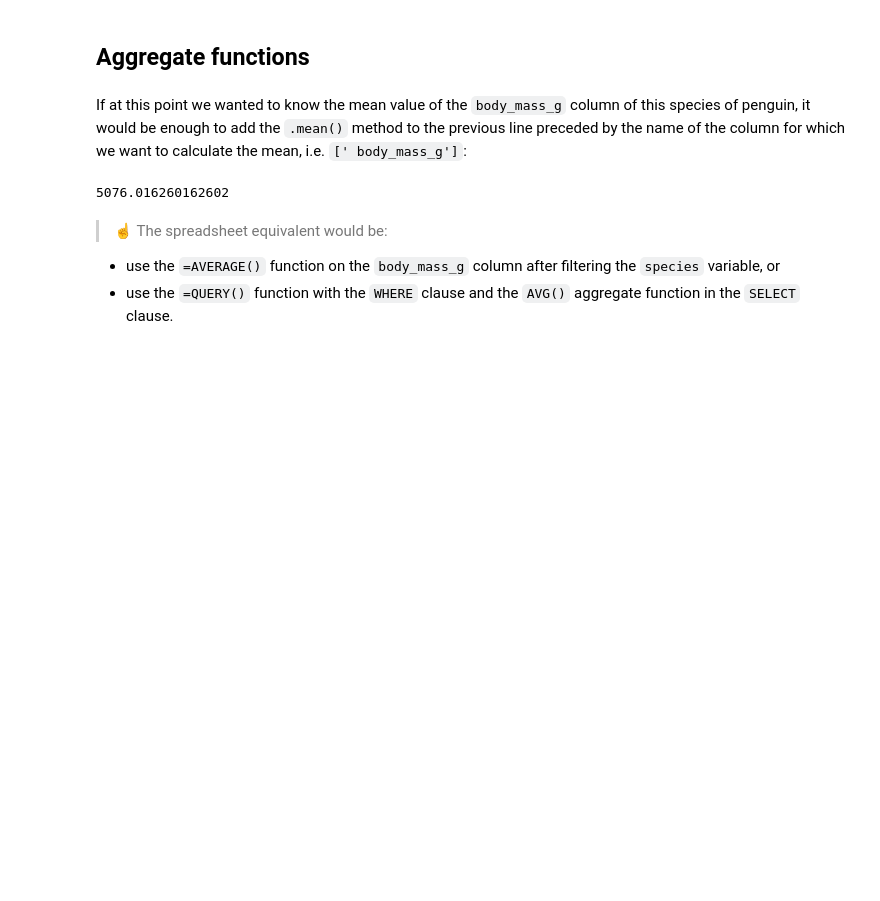
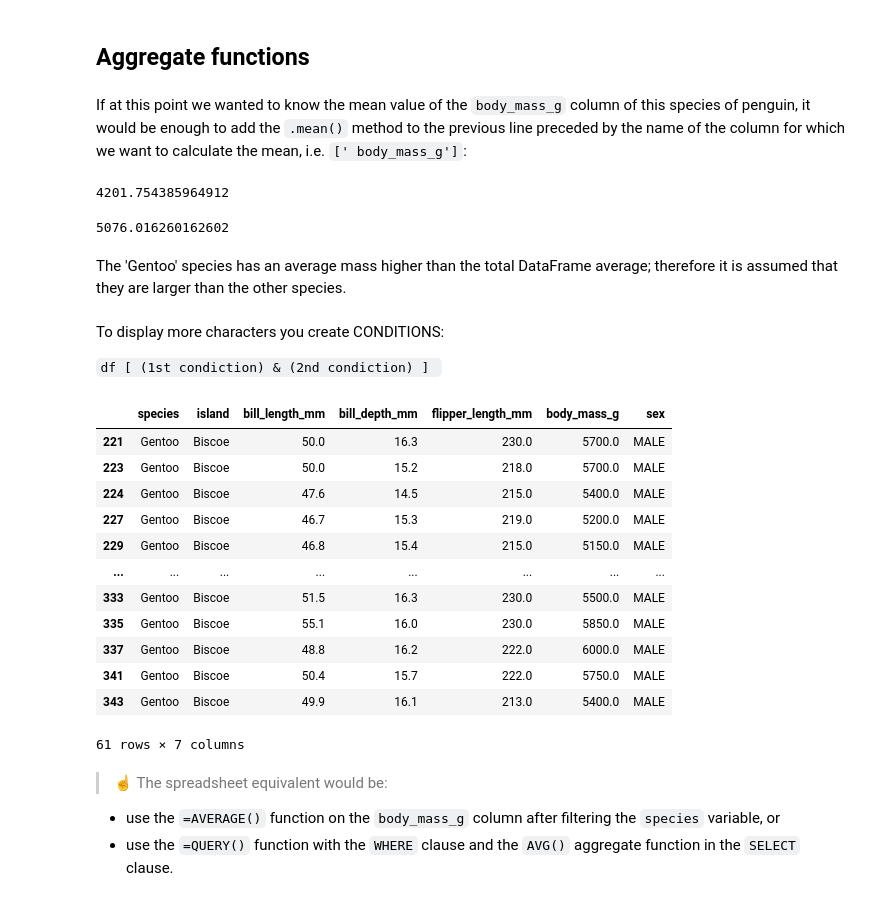
Before and after one commit to JungleKiosk/py_Scratch, a Jupyter notebook: py_DataAnalysis.ipynb, the cells around one changed output. Cells and saved outputs as stored; diff of their text form; code cells hidden in the pictures; blank space fills up the shorter version.

```diff
--- a/py_DataAnalysis.ipynb
+++ b/py_DataAnalysis.ipynb
@@ -179,10 +179,37 @@ Name: species, Length: 344, dtype: bool
 ## Aggregate functions
 # %% [markdown]
 If at this point we wanted to know the mean value of the `body_mass_g` column of this species of penguin, it would be enough to add the `.mean()` method to the previous line preceded by the name of the column for which we want to calculate the mean, i.e. `[' body_mass_g']`:
+# %%
+df['body_mass_g'].mean()
+# %% [output]
+4201.754385964912
 # %%
 df[df['species']=='Gentoo']['body_mass_g'].mean()
 # %% [output]
 5076.016260162602
+# %% [markdown]
+The 'Gentoo' species has an average mass higher than the total DataFrame average; therefore it is assumed that they are larger than the other species.
+# %% [markdown]
+To display more characters you create CONDITIONS:
+
+ `df [ (1st condiction) & (2nd condiction) ] `
+# %%
+# AND boolean operator: and = &
+df[ (df['species']=='Gentoo') & (df['sex'] == 'MALE') ]
+# %% [output]
+|  | species | island | bill_length_mm | bill_depth_mm | flipper_length_mm | body_mass_g | sex |
+| 221 | Gentoo | Biscoe | 50.0 | 16.3 | 230.0 | 5700.0 | MALE |
+| 223 | Gentoo | Biscoe | 50.0 | 15.2 | 218.0 | 5700.0 | MALE |
+| 224 | Gentoo | Biscoe | 47.6 | 14.5 | 215.0 | 5400.0 | MALE |
+| 227 | Gentoo | Biscoe | 46.7 | 15.3 | 219.0 | 5200.0 | MALE |
+| 229 | Gentoo | Biscoe | 46.8 | 15.4 | 215.0 | 5150.0 | MALE |
+| ... | ... | ... | ... | ... | ... | ... | ... |
+| 333 | Gentoo | Biscoe | 51.5 | 16.3 | 230.0 | 5500.0 | MALE |
+| 335 | Gentoo | Biscoe | 55.1 | 16.0 | 230.0 | 5850.0 | MALE |
+| 337 | Gentoo | Biscoe | 48.8 | 16.2 | 222.0 | 6000.0 | MALE |
+| 341 | Gentoo | Biscoe | 50.4 | 15.7 | 222.0 | 5750.0 | MALE |
+| 343 | Gentoo | Biscoe | 49.9 | 16.1 | 213.0 | 5400.0 | MALE |
+61 rows × 7 columns
 # %% [markdown]
 > ☝️ The spreadsheet equivalent would be:
 - use the `=AVERAGE()` function on the `body_mass_g` column after filtering the `species` variable, or
```
Also changed, not shown: parts of 4 cells of this notebook.
